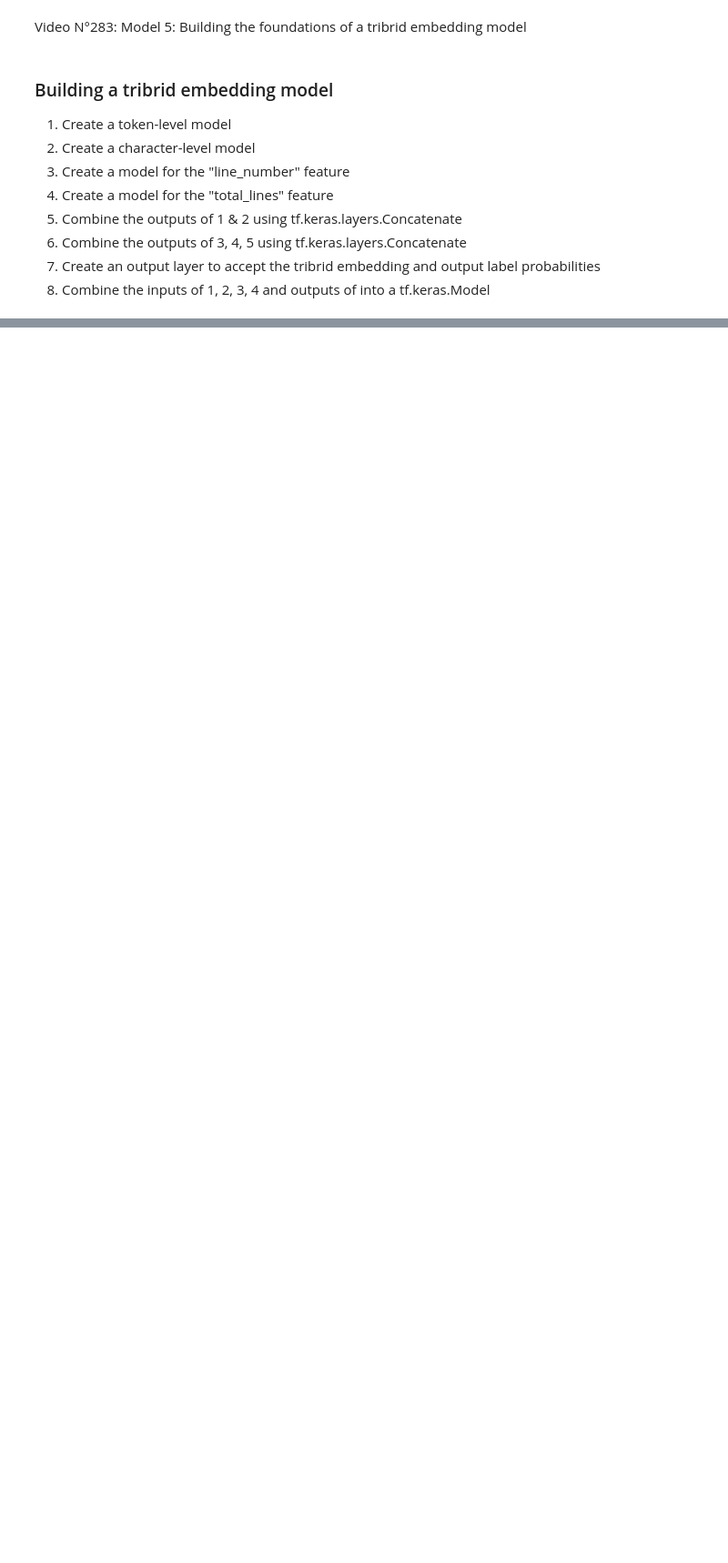
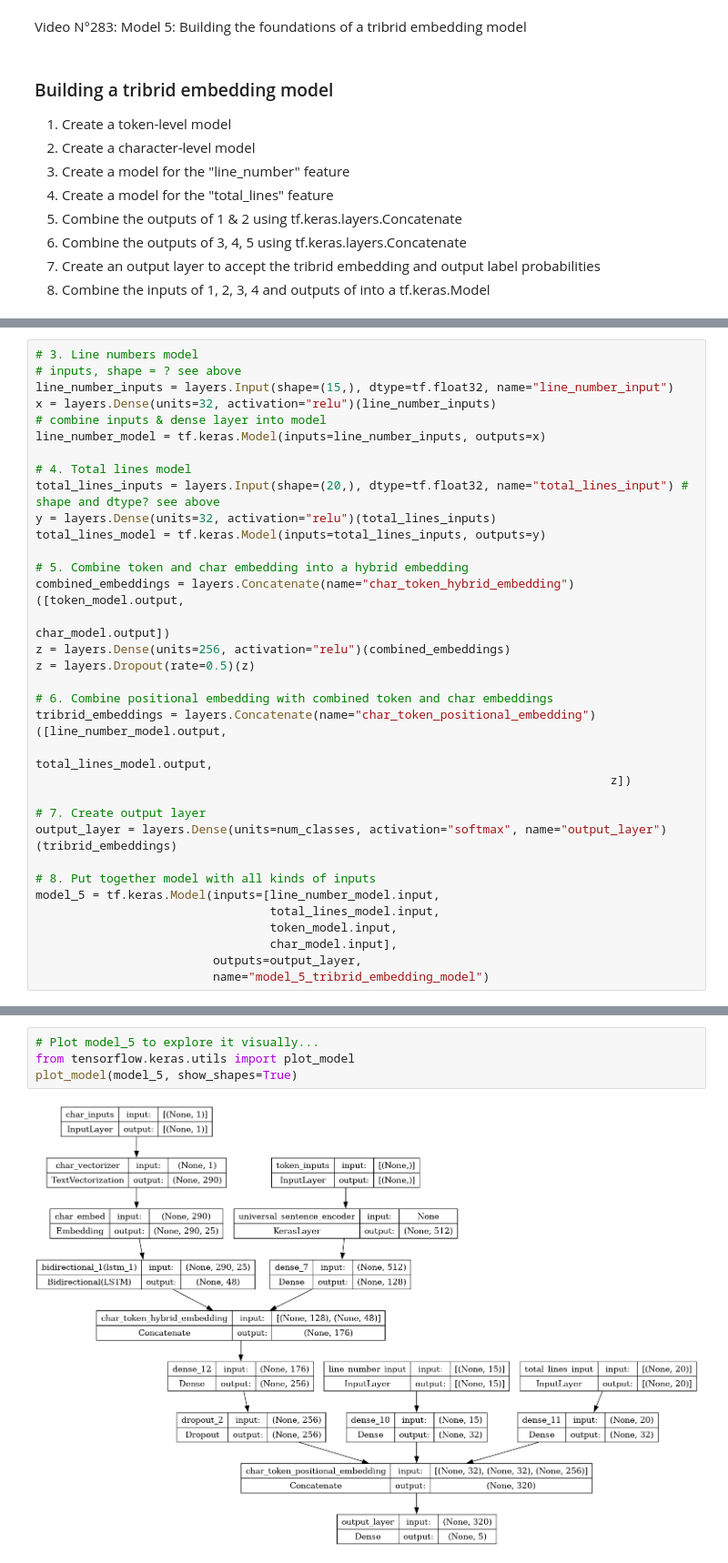
Before and after one commit to ValentinLibouton/TensorFlow_Developer_Certificate_Bootcamp, a Jupyter notebook: 09_SkimLit_nlp_milestone_project_2/09.1_SkimLit_nlp_milestone_project_2_video.ipynb, the cells around one changed output, grey strips where cells are left out. Shown: that part at 91% size. Saved outputs shown, nothing was run; the diff lists cells and outputs as text; blank space fills up the shorter version.

Commit message:
SkimLit: 285: Visually inspecting the architecture of our tribrid embedding model

```diff
--- a/09_SkimLit_nlp_milestone_project_2/09.1_SkimLit_nlp_milestone_project_2_video.ipynb
+++ b/09_SkimLit_nlp_milestone_project_2/09.1_SkimLit_nlp_milestone_project_2_video.ipynb
@@ -1389,0 +1425,34 @@ Video N°283: Model 5: Building the foundations of a tribrid embedding model
+# %%
+# 3. Line numbers model
+# inputs, shape = ? see above
+line_number_inputs = layers.Input(shape=(15,), dtype=tf.float32, name="line_number_input")
+x = layers.Dense(units=32, activation="relu")(line_number_inputs)
+# combine inputs & dense layer into model
+line_number_model = tf.keras.Model(inputs=line_number_inputs, outputs=x)
+
+# 4. Total lines model
+total_lines_inputs = layers.Input(shape=(20,), dtype=tf.float32, name="total_lines_input") # shape and dtype? see above
+y = layers.Dense(units=32, activation="relu")(total_lines_inputs)
+total_lines_model = tf.keras.Model(inputs=total_lines_inputs, outputs=y)
+
+# 5. Combine token and char embedding into a hybrid embedding
+combined_embeddings = layers.Concatenate(name="char_token_hybrid_embedding")([token_model.output,
+                                                                              char_model.output])
+z = layers.Dense(units=256, activation="relu")(combined_embeddings)
+z = layers.Dropout(rate=0.5)(z)
+
+# 6. Combine positional embedding with combined token and char embeddings
+tribrid_embeddings = layers.Concatenate(name="char_token_positional_embedding")([line_number_model.output,
+                                                                                 total_lines_model.output,
+                                                                                 z])
+
+# 7. Create output layer
+output_layer = layers.Dense(units=num_classes, activation="softmax", name="output_layer")(tribrid_embeddings)
+
+# 8. Put together model with all kinds of inputs
+model_5 = tf.keras.Model(inputs=[line_number_model.input,
+                                 total_lines_model.input,
+                                 token_model.input,
+                                 char_model.input],
+                         outputs=output_layer,
+                         name="model_5_tribrid_embedding_model")
@@ -1389,0 +1482,6 @@ Video N°283: Model 5: Building the foundations of a tribrid embedding model
+# %%
+# Plot model_5 to explore it visually...
+from tensorflow.keras.utils import plot_model
+plot_model(model_5, show_shapes=True)
+# %% [output]
+[figure, added]
```
Also changed, not shown: parts of 37 cells of this notebook.
